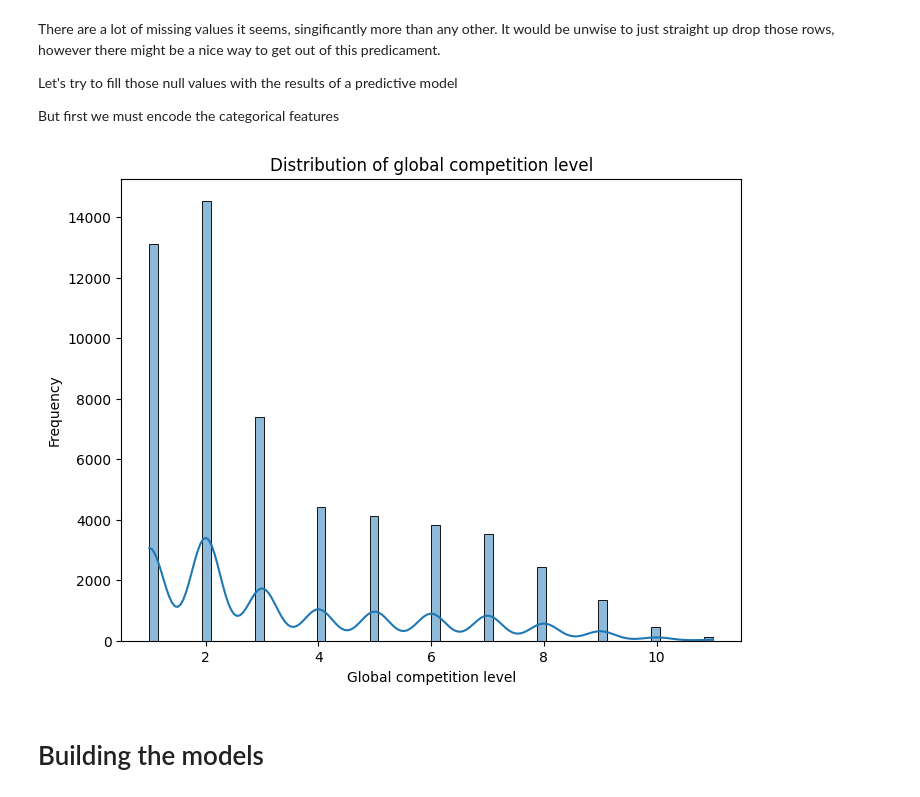
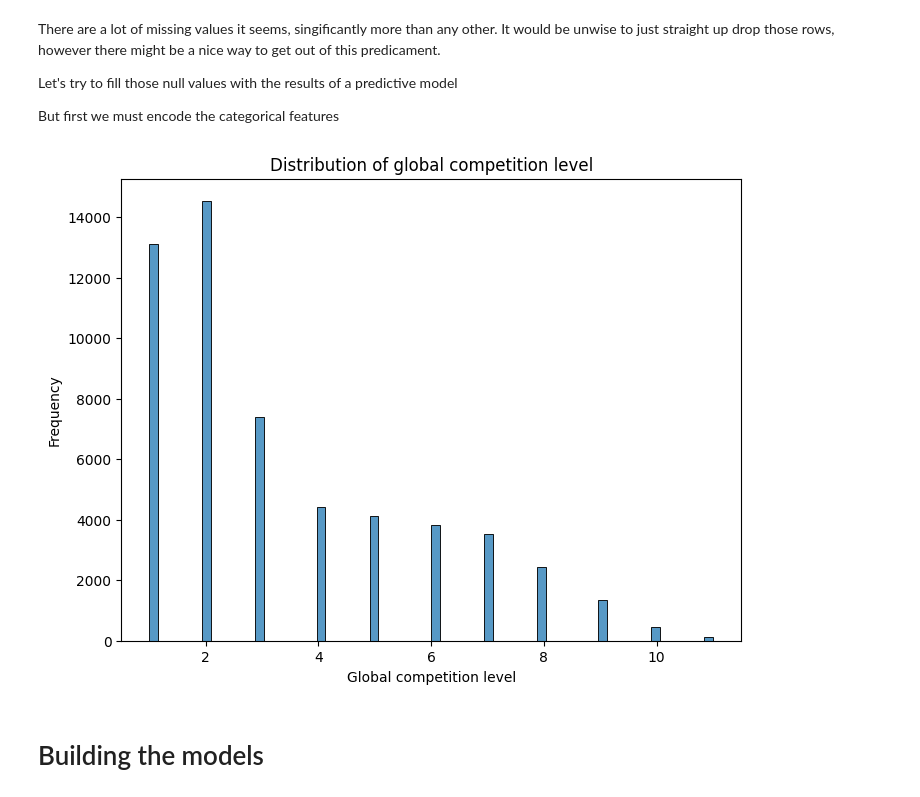
Before and after one commit to pipstur/nordeusJobFairChallenge, a Jupyter notebook: finalnotebook.ipynb, the cells around one changed output. Cells and saved outputs as stored; diff of their text form; code cells hidden in the pictures.

```diff
--- a/finalnotebook.ipynb
+++ b/finalnotebook.ipynb
@@ -131,13 +132,13 @@ predicted_values = np.round(model.predict(X_null))
 df_encoded.loc[df['global_competition_level']==0, 'global_competition_level'] = predicted_values
 # %%
 plt.figure(figsize=(8, 6))
-sns.histplot(data=df_encoded, x='global_competition_level', kde=True)
+sns.histplot(data=df_encoded, x='global_competition_level')
 plt.title('Distribution of global competition level')
 plt.xlabel('Global competition level')
 plt.ylabel('Frequency')
 plt.show()
 # %% [output]
-[figure, old version]
+[figure, new version]
 # %% [markdown]
 # Building the models
 # %%
```
Also changed, not shown: parts of 9 cells of this notebook.
